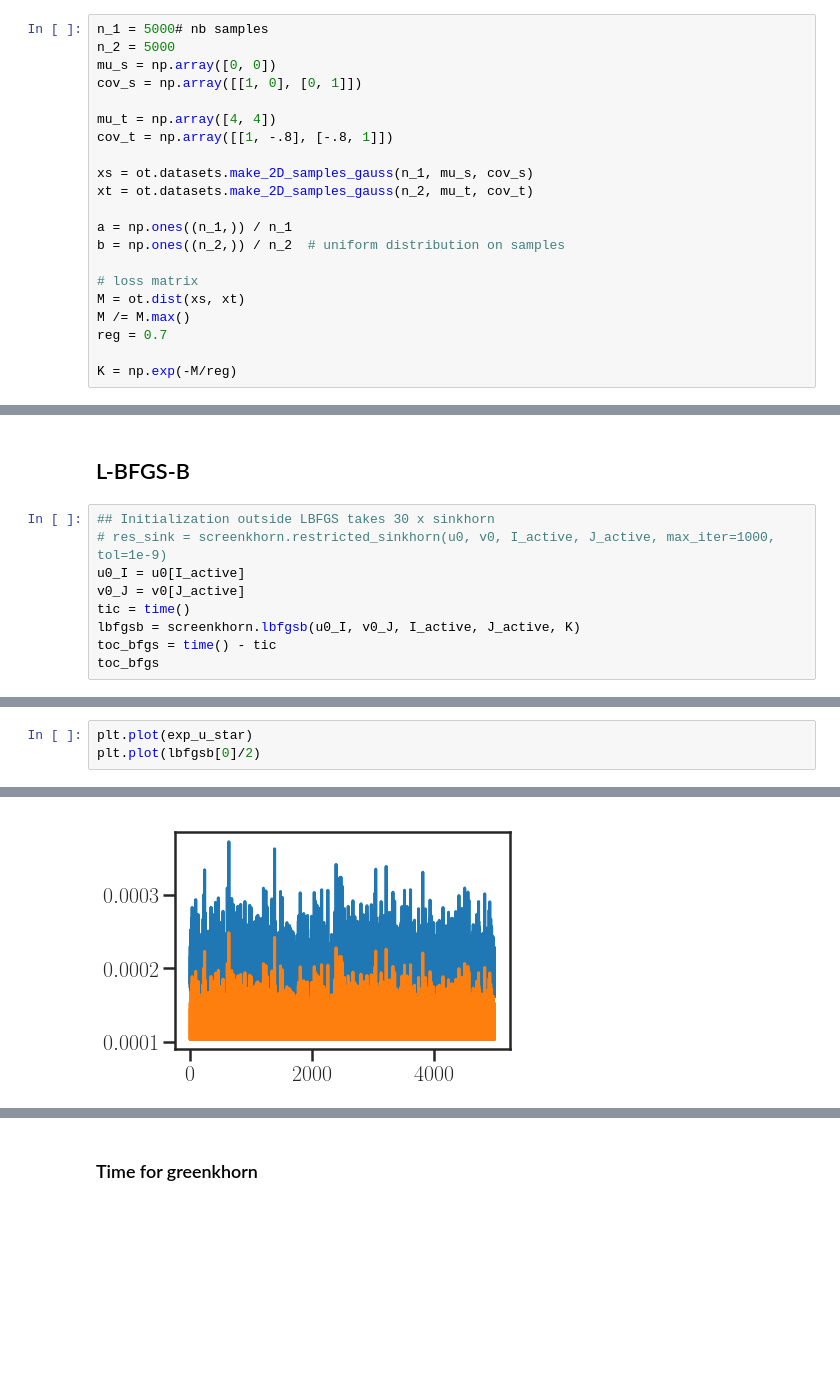
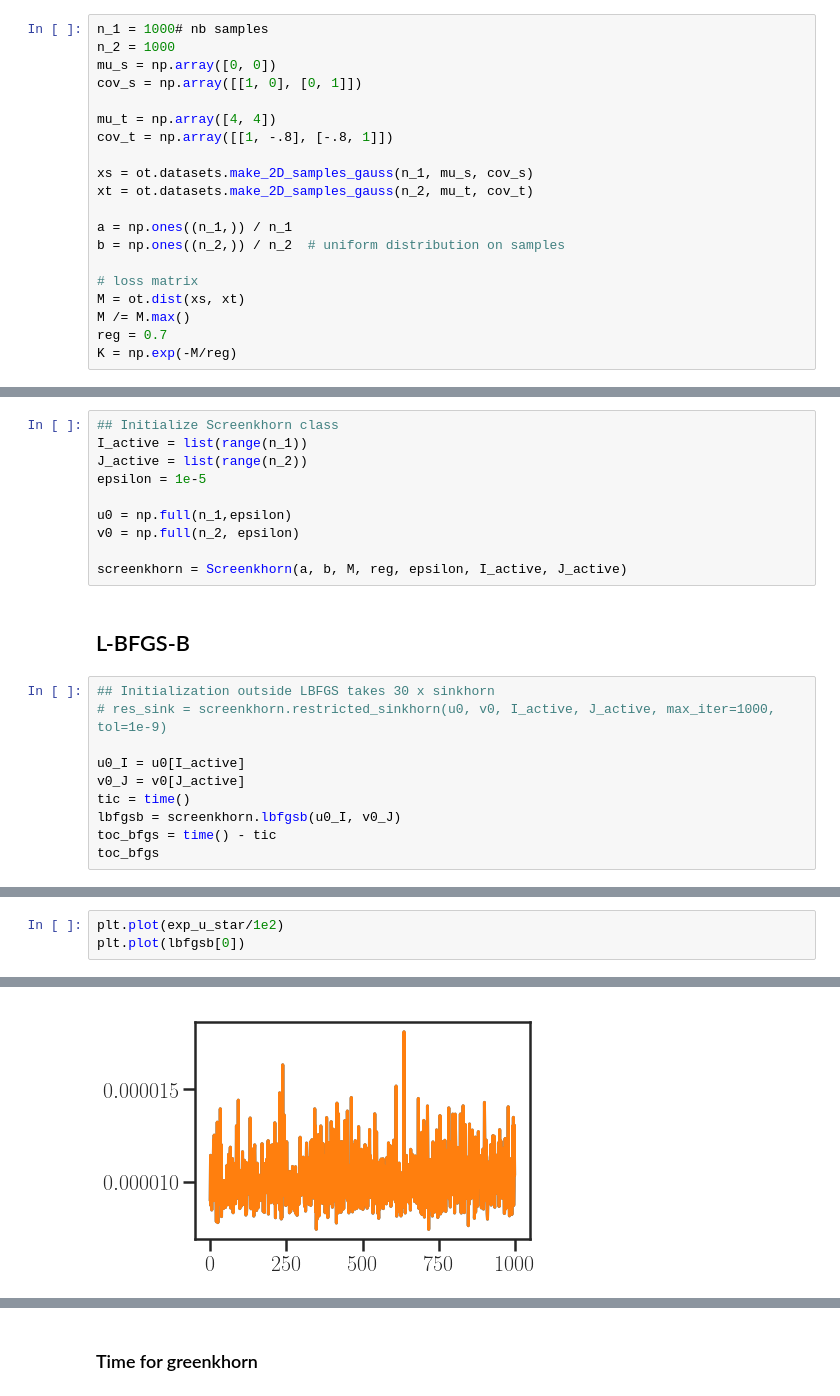
Before and after one commit to mzalaya/screenkhorn, a Jupyter notebook: notebooks/test_L-BFGS-B-.ipynb, the cells around one changed output, grey strips where cells are left out. Drawn from its saved outputs; the diff is of its cells as text; blank space fills up the shorter version.

```diff
--- a/notebooks/test_L-BFGS-B-.ipynb
+++ b/notebooks/test_L-BFGS-B-.ipynb
@@ -54,8 +54,8 @@ from screenkhorn.screenkhorn import Screenkhorn
 # %% [markdown]
 ## Data generation
 # %%
-n_1 = 5000# nb samples
-n_2 = 5000
+n_1 = 1000# nb samples
+n_2 = 1000
 mu_s = np.array([0, 0])
 cov_s = np.array([[1, 0], [0, 1]])
 
@@ -72,7 +72,6 @@ b = np.ones((n_2,)) / n_2  # uniform distribution on samples
 M = ot.dist(xs, xt)
 M /= M.max()
 reg = 0.7
-
 K = np.exp(-M/reg)
 # %% [markdown]
 ## Sinkhorn
@@ -132,12 +216,23 @@ screenkhorn = Screenkhorn(a, b, M, reg, epsilon_min)
+# %%
+## Initialize Screenkhorn class
+I_active = list(range(n_1))
+J_active = list(range(n_2))
+epsilon = 1e-5
+
+u0 = np.full(n_1,epsilon)
+v0 = np.full(n_2, epsilon)
+
+screenkhorn = Screenkhorn(a, b, M, reg, epsilon, I_active, J_active)
 # %% [markdown]
 ## L-BFGS-B
 # %%
 ## Initialization outside LBFGS takes 30 x sinkhorn
 # res_sink = screenkhorn.restricted_sinkhorn(u0, v0, I_active, J_active, max_iter=1000, tol=1e-9)
+
 u0_I = u0[I_active]
 v0_J = v0[J_active]
 tic = time()
-lbfgsb = screenkhorn.lbfgsb(u0_I, v0_J, I_active, J_active, K)
+lbfgsb = screenkhorn.lbfgsb(u0_I, v0_J)
 toc_bfgs = time() - tic
 toc_bfgs
 # %% [output]
@@ -152,6 +255,6 @@ time_sink, toc_bfgs, toc_bfgs / time_sink
 # %%
-plt.plot(exp_u_star)
-plt.plot(lbfgsb[0]/2)
+plt.plot(exp_u_star/1e2)
+plt.plot(lbfgsb[0])
 # %% [output]
 [<matplotlib.lines.Line2D at 0x...>]
-[figure, old version]
+[figure, new version]
```
Also changed, not shown: parts of 29 cells of this notebook, 9 other files.
